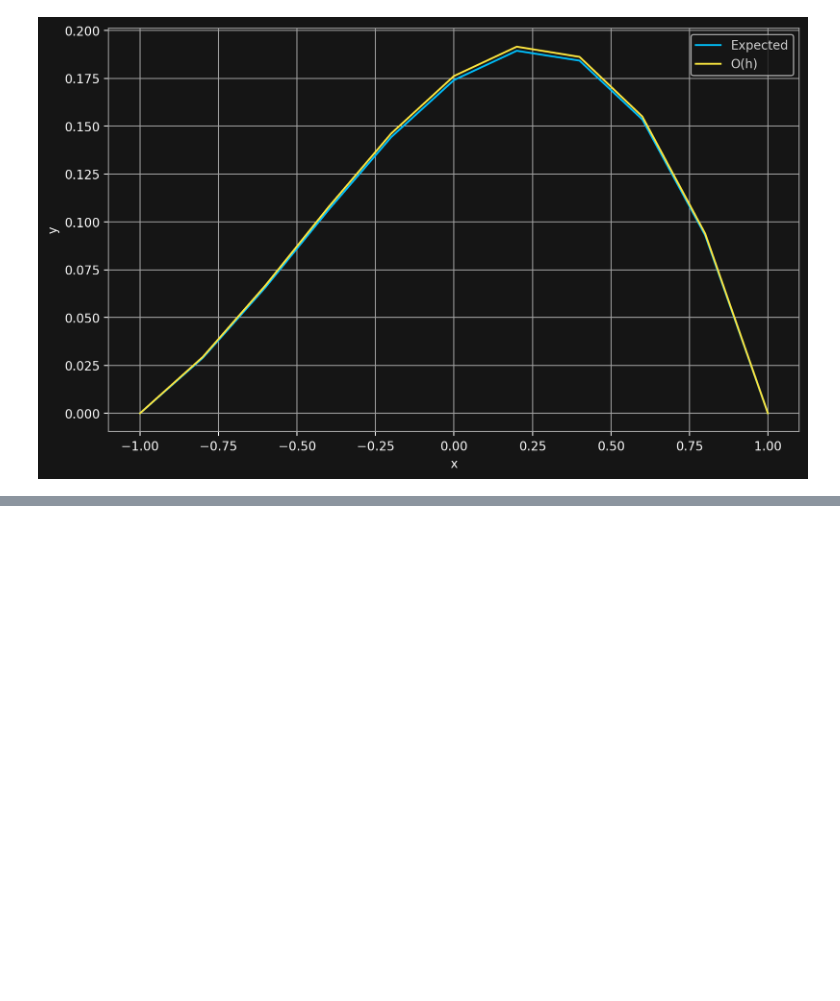
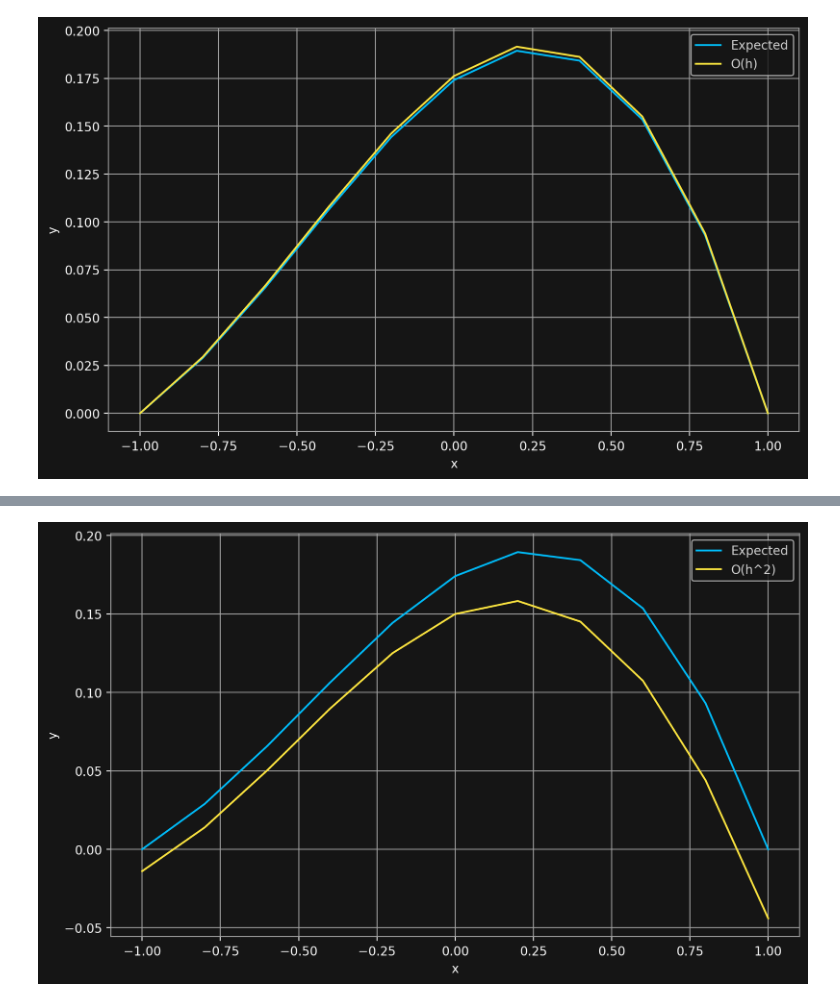
Before and after one commit to astatochek/mm-computational-workshop, a Jupyter notebook: 5-semester/5. Differential Equations/note.ipynb, the cells around one changed output, grey strips where cells are left out. Cells and saved outputs as stored; diff of their text form; code cells hidden in the pictures; blank space fills up the shorter version.

```diff
--- a/5-semester/5. Differential Equations/note.ipynb
+++ b/5-semester/5. Differential Equations/note.ipynb
@@ -115,0 +166,32 @@ diff_EQ.show(10, {'sol': first_order_approximation['y'], 'label': 'O(h)'})
+# %%
+def second_order_approximation(n: int, eq: Equation = diff_EQ) -> Dict[str, np.ndarray]:
+    # TODO: работает неправильно, судя по графику, а мб и норм :)
+    h = (eq.b - eq.a) / n
+    X = np.linspace(eq.a - h / 2, eq.b + h / 2, n+2)
+    A, B, C, G, y, s, t = (np.zeros(n+1) for _ in range(7))
+    B[0] = h
+    C[0] = -h
+    s[0] = C[0] / B[0]
+    t[0] = -G[0] / B[0]
+
+    for i in range(1, n+1):
+        if i < n:
+            A[i] = -eq.P(X[i] - h / 2) - eq.Q(X[i]) * h / 2
+            C[i] = -eq.P(X[i] + h / 2) + eq.Q(X[i]) * h / 2
+            B[i] = A[i] + C[i] - h**2 * eq.R(X[i])
+            G[i] = h**2 * eq.F(X[i])
+        else:
+            A[i] = -h
+            B[i] = h
+        s[i] = C[i] / (B[i] - A[i] * s[i-1])
+        t[i] = (A[i] * t[i-1] - G[i]) / (B[i] - A[i] * s[i-1])
+
+    y[n] = t[n]
+    for i in range(n-1, -1, -1):
+        y[i] = s[i] * y[i+1] + t[i]
+    x = np.linspace(eq.a, eq.b, n+1)
+    return {'X': x, 'A': A, 'B': B, 'C': C, 'G': G, 's': s, 't': t, 'y': y}
+
+
+_second_order_approximation = second_order_approximation(10)
+pd.DataFrame(_second_order_approximation).transpose()
@@ -115,0 +208,5 @@ diff_EQ.show(10, {'sol': first_order_approximation['y'], 'label': 'O(h)'})
+# %%
+n = 10
+diff_EQ.show(n, {'sol': second_order_approximation(n)['y'], 'label': 'O(h^2)'})
+# %% [output]
+[figure, added]
```
Also changed, not shown: parts of 6 cells of this notebook.
